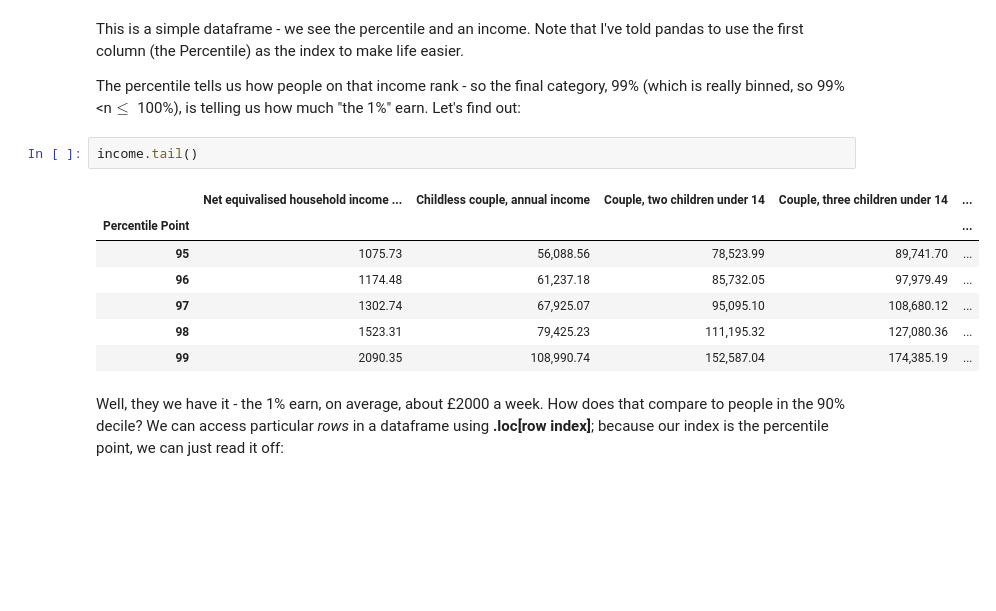
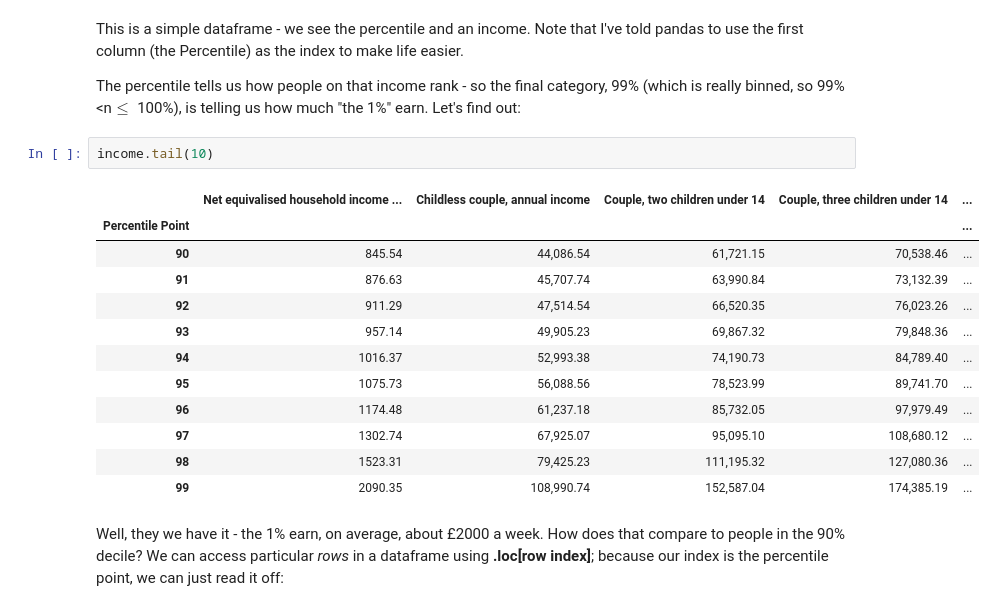
Before and after one commit to ezhang0322-glitch/QM2, a Jupyter notebook: notebooks/W02. Pandas.ipynb, the cells around one changed output. Saved outputs shown, nothing was run; the diff lists cells and outputs as text; blank space fills up the shorter version.

```diff
--- a/notebooks/W02. Pandas.ipynb
+++ b/notebooks/W02. Pandas.ipynb
@@ -71,10 +68,15 @@ This is a simple dataframe - we see the percentile and an income. Note that I've
 
 The percentile tells us how people on that income rank - so the final category, 99% (which is really binned, so 99%<n$\leq$ 100%), is telling us how much "the 1%" earn. Let's find out:
 # %%
-income.tail()
+income.tail(10)
 # %% [output]
 |  | Net equivalised household income ... | Childless couple, annual income | Couple, two children under 14 | Couple, three children under 14 | ... |
 | Percentile Point |  |  |  |  | ... |
+| 90 | 845.54 | 44,086.54 | 61,721.15 | 70,538.46 | ... |
+| 91 | 876.63 | 45,707.74 | 63,990.84 | 73,132.39 | ... |
+| 92 | 911.29 | 47,514.54 | 66,520.35 | 76,023.26 | ... |
+| 93 | 957.14 | 49,905.23 | 69,867.32 | 79,848.36 | ... |
+| 94 | 1016.37 | 52,993.38 | 74,190.73 | 84,789.40 | ... |
 | 95 | 1075.73 | 56,088.56 | 78,523.99 | 89,741.70 | ... |
 | 96 | 1174.48 | 61,237.18 | 85,732.05 | 97,979.49 | ... |
 | 97 | 1302.74 | 67,925.07 | 95,095.10 | 108,680.12 | ... |
```
Also changed, not shown: parts of 36 cells of this notebook.
